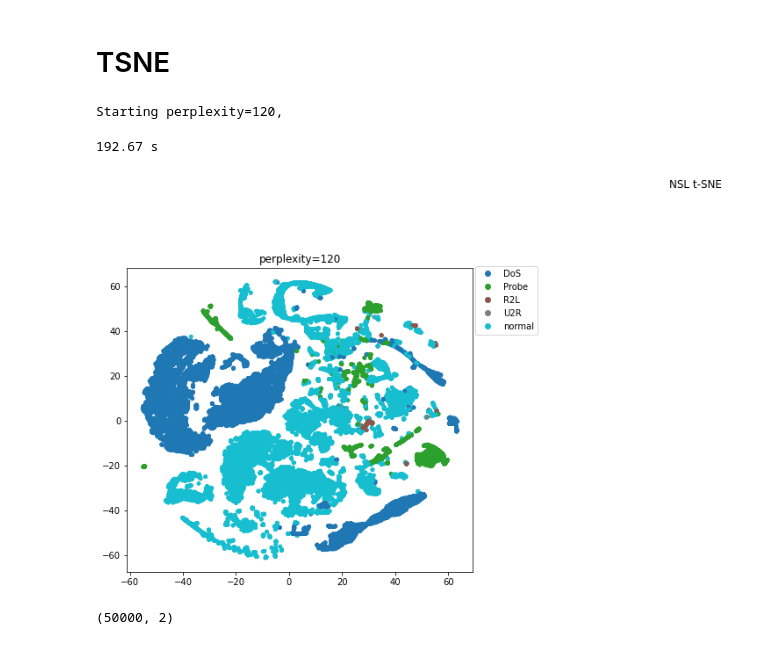
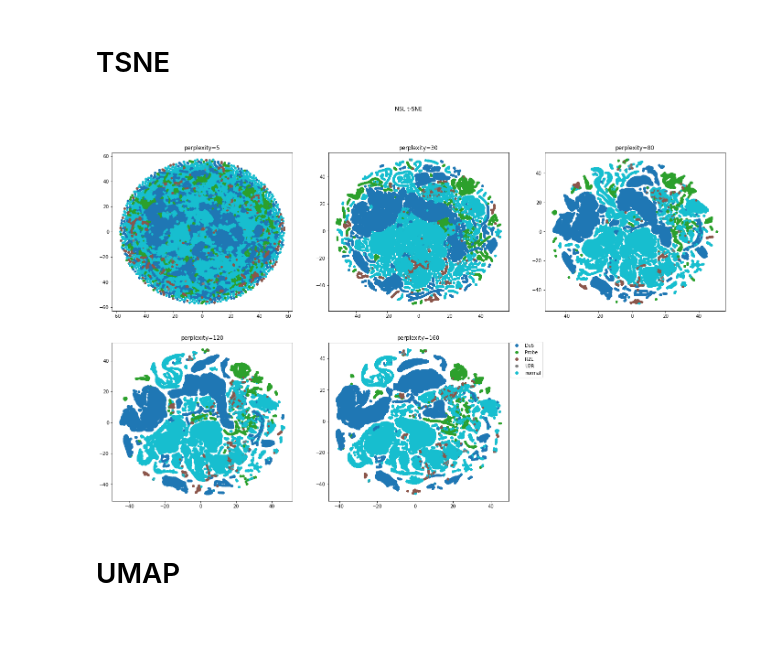
Before and after one commit to FEJTWOW/nsl_kdd, a Jupyter notebook: notebooks/visualization/autoencoders_visualization.ipynb, the cells around one changed output. Drawn from its saved outputs; the diff is of its cells as text; code cells hidden in the pictures.

Commit message:
Add visualization with extracted features

```diff
--- a/notebooks/visualization/autoencoders_visualization.ipynb
+++ b/notebooks/visualization/autoencoders_visualization.ipynb
@@ -51,7 +52,7 @@ extracted_features.shape
 # %% [output]
 (148517, 16)
 # %%
-RUN_ALGORITHMS = True
+RUN_ALGORITHMS = False
 # %% [markdown]
 # TSNE
 # %%
@@ -61,7 +62,7 @@ titles_tsne_nsl = [
     'perplexity=80',
     'perplexity=120',
     'perplexity=160'
-][3:4]
+]
 
 if RUN_ALGORITHMS:
     tsne_list_nsl = [
@@ -70,26 +71,21 @@ if RUN_ALGORITHMS:
         TSNE(perplexity=80, n_components=2, random_state=42),
         TSNE(perplexity=120, n_components=2, random_state=42),
         TSNE(perplexity=160, n_components=2, random_state=42)
-    ][3:4]
+    ]
 
     X_nsl_tsne = []
     for i, tsne in enumerate(tsne_list_nsl):
         print(f'Starting {titles_tsne_nsl[i]}, ', end='')
-        X_nsl_tsne.append(run_and_measure(tsne.fit_transform, extracted_features[:50000]))
+        X_nsl_tsne.append(run_and_measure(tsne.fit_transform, extracted_features))
 
     np.save(pwd + '/data/saved_X/X_nsl_tsne_without_categorical_extracted.npy', np.array(X_nsl_tsne))
 
 else:
     X_nsl_tsne = np.load(pwd + '/data/saved_X/X_nsl_tsne_without_categorical_extracted.npy')
-# %% [output]
-Starting perplexity=120,
-192.67 s
 # %%
-plot_2d(X_nsl_tsne, nsl_lables[:50000], titles_tsne_nsl, 'NSL t-SNE', labels=attack_classes, bbox_shift=1.2, rows=2, figsize=(24, 14))
+plot_2d(X_nsl_tsne, nsl_lables, titles_tsne_nsl, 'NSL t-SNE', labels=attack_classes, bbox_shift=1.2, rows=2, figsize=(24, 14))
 # %% [output]
-[figure, old version]
+[figure, new version]
-# %%
-X_nsl_tsne[0].shape
-# %% [output]
-(50000, 2)
+# %% [markdown]
+# UMAP
 # %%
```
Also changed, not shown: parts of 9 cells of this notebook, 9 other files.
